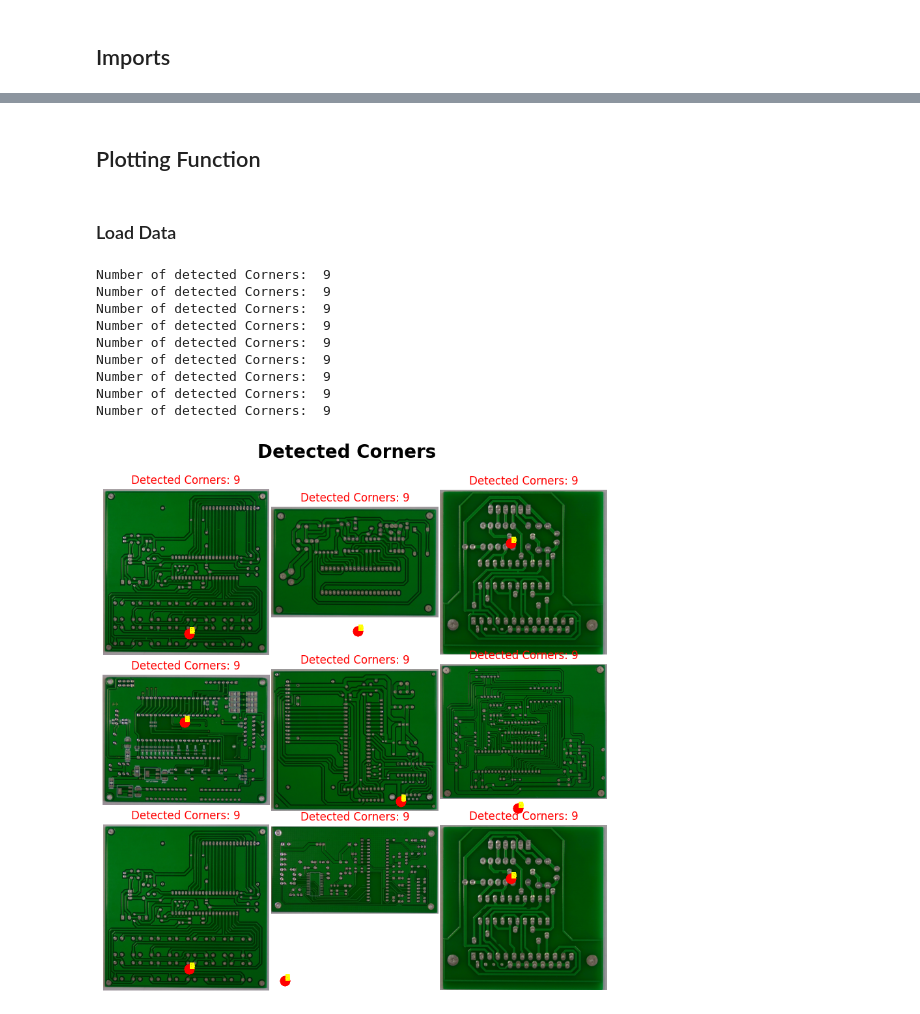
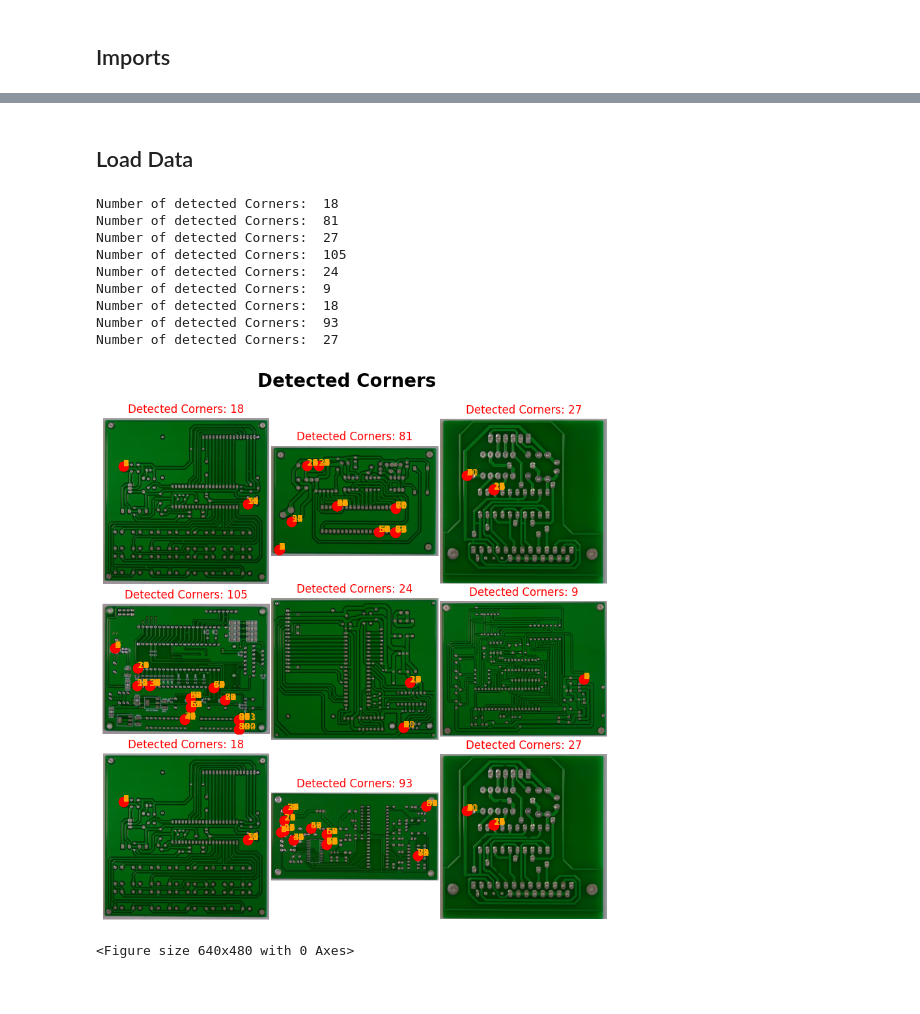
Before and after one commit to SiulRek/pcb-defect-detection, a Jupyter notebook: python_code/image_preprocessing/perspective_correction_evaluation.ipynb, the cells around one changed output, grey strips where cells are left out. Drawn from its saved outputs; the diff is of its cells as text; code cells hidden in the pictures.

Commit message:
Integrated PCB Visualizer Changes.

```diff
--- a/python_code/image_preprocessing/perspective_correction_evaluation.ipynb
+++ b/python_code/image_preprocessing/perspective_correction_evaluation.ipynb
@@ -23,5 +23,3 @@ pcb_visualizer = pcb_visualization.PCBVisualizer()
 # %%
 ROOT_DIR = os.path.join(os.curdir, '..', '..')
-pcb_visualizer = pcb_visualization.PCBVisualizer()
+pcb_visualizer = pcb_visualization.PCBVisualizerforCV2()
-# %% [markdown]
-## Plotting Function
@@ -91,5 +26,5 @@ def plot_detected_corners(images, corners_list, title="Detected Corners"):
 # %% [markdown]
-### Load Data
+## Load Data
 # %%
 paths = []
 targets = []
@@ -118,10 +53,10 @@ for image in images:
     image = cv2.cvtColor(image, cv2.COLOR_BGR2GRAY)
     dst = cv2.cornerHarris(image, 2, 3, 0.04)  # Harris Algorithm.
     dst = cv2.dilate(dst, None)
-    _, dst = cv2.threshold(dst, 0.9999 * dst.max(), 255, 0)
-    corners = np.argwhere(dst)
+    _, dst = cv2.threshold(dst, 0.6 * dst.max(), 255, 0)
+    corners = np.argwhere(dst) # Return non zero args
 
-    corners = np.intp(corners).reshape(-1, 2)
+    #corners = np.intp(corners).reshape(-1, 2)
 
     sorted_corners = corners[np.argsort(corners[:, 1])]
     corners_list.append(sorted_corners)
@@ -160,16 +95,17 @@ for image in images:
     M = cv2.getPerspectiveTransform(np.float32(sorted_corners), desired_corners)
     warped_images.append(cv2.warpPerspective(image, M, (desired_width, desired_height)))
 # %% [output]
+Number of detected Corners:  18
+Number of detected Corners:  81
+Number of detected Corners:  27
+Number of detected Corners:  105
+Number of detected Corners:  24
 Number of detected Corners:  9
-Number of detected Corners:  9
-Number of detected Corners:  9
-Number of detected Corners:  9
-Number of detected Corners:  9
-Number of detected Corners:  9
-Number of detected Corners:  9
-Number of detected Corners:  9
-Number of detected Corners:  9
+Number of detected Corners:  18
+Number of detected Corners:  93
+Number of detected Corners:  27
 # %%
-plot_detected_corners(images, corners_list)
+pcb_visualizer.plot_detected_corners(images, corners_list)
 # %% [output]
-[figure, old version]
+[figure, new version]
+<Figure size 640x480 with 0 Axes>
```
Also changed, not shown: parts of 3 cells of this notebook.
